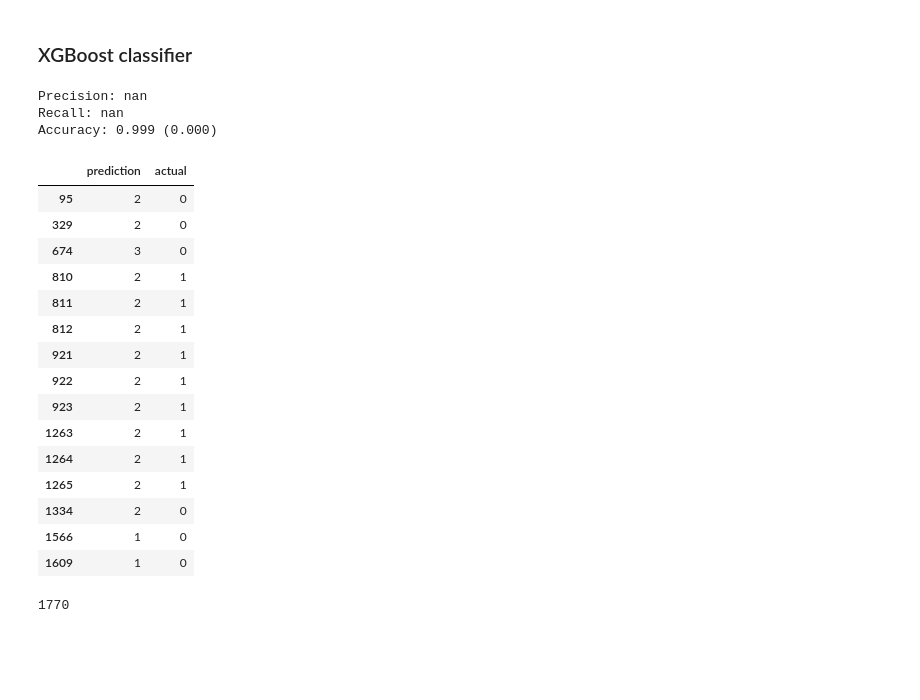
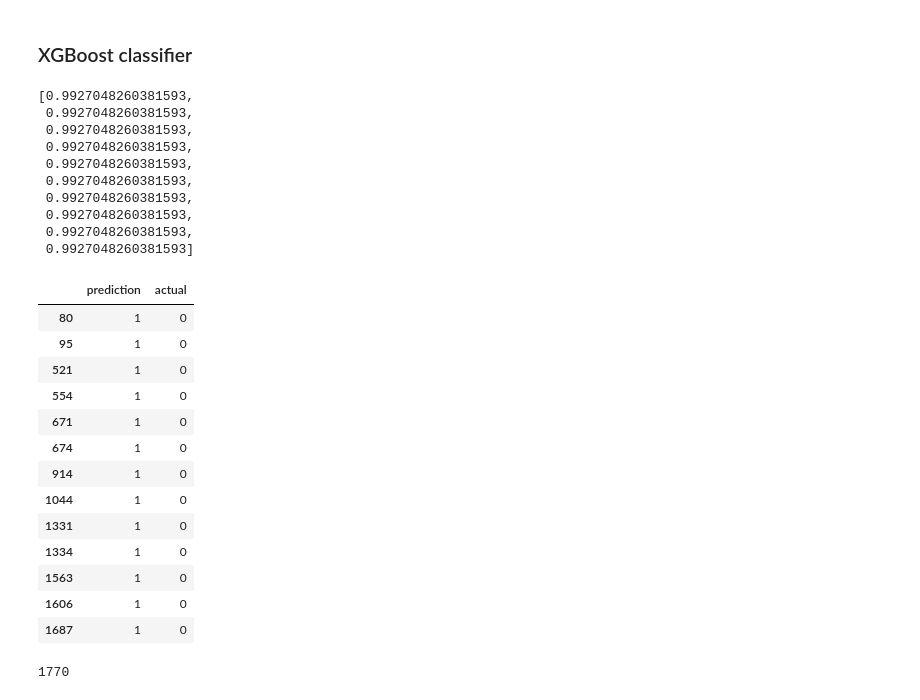
Before and after one commit to palmafr/MDPIData2022, a Jupyter notebook: ml_models.ipynb, the cells around one changed output. Saved outputs shown, nothing was run; the diff lists cells and outputs as text; code cells hidden in the pictures; blank space fills up the shorter version.

```diff
--- a/ml_models.ipynb
+++ b/ml_models.ipynb
@@ -119,5 +123,5 @@ The target variables are severity, title and vulnerable. Thus changing the value
 # %%
-X, y, test_X, test_Y = x_y_split(1)
+X, y, test_X, test_Y = x_y_split(0)
 # %% [markdown]
 ### Random over-sampling
 # %%
@@ -201,4 +207,12 @@ def fit_feature_set(feature_set):
 # %%
 fit_feature_set(rfe_features)
+# %%
+def predict(model):
+  model.fit(X_ros, y_ros)
+  predictions = model.predict(test_X)
+  accuracy = accuracy_score(test_Y,predictions)
+  precision = precision_score(test_Y, predictions, average='micro')
+  recall =recall_score(test_Y, predictions)
+  return [accuracy, precision, recall, predictions]
 # %% [markdown]
 #### Decision tree classifier
@@ -337,40 +363,43 @@ Accuracy: 0.760 (0.005)
 # %% [markdown]
 ### XGBoost classifier
-# %%
-xgb_model = xgb.XGBClassifier()
-xgb_model.fit(X_ros, y_ros)
-scores = cross_val_score(xgb_model, X_ros, y_ros, scoring='accuracy', cv=kfold, n_jobs=-1)
-print('Precision: %.3f' % mean(cross_val_score(xgb_model, X_ros, y_ros, scoring='precision', cv=kfold, n_jobs=-1)))
-print('Recall: %.3f' % mean(cross_val_score(xgb_model, X_ros, y_ros, scoring='recall', cv=kfold, n_jobs=-1)))
-print('Accuracy: %.3f (%.3f)' % (mean(scores), std(scores)))
-xgb_predictions = xgb_model.predict(test_X)
-# %% [output]
-Precision: nan
-Recall: nan
-Accuracy: 0.999 (0.000)
+# %%
+xgb = xgb.XGBClassifier()
+metrics = []
+for i in range(10):
+  metrics.append(predict(xgb)[0])
+metrics
+# %% [output]
+[0.9927048260381593,
+ 0.9927048260381593,
+ 0.9927048260381593,
+ 0.9927048260381593,
+ 0.9927048260381593,
+ 0.9927048260381593,
+ 0.9927048260381593,
+ 0.9927048260381593,
+ 0.9927048260381593,
+ 0.9927048260381593]
 # %%
-xgb_df = pd.DataFrame([xgb_predictions, test_Y]).T
+xgb_df = pd.DataFrame([predict(xgb)[3], test_Y]).T
 xgb_df.columns = ['prediction', 'actual']
 xgb_df['prediction'] = xgb_df['prediction'].astype(int)
 xgb_df['actual'] = xgb_df['actual'].astype(int)
 xgb_df.loc[~(xgb_df['prediction'] == xgb_df['actual'])]
 # %% [output]
 |  | prediction | actual |
-| 95 | 2 | 0 |
-| 329 | 2 | 0 |
-| 674 | 3 | 0 |
-| 810 | 2 | 1 |
-| 811 | 2 | 1 |
-| 812 | 2 | 1 |
-| 921 | 2 | 1 |
-| 922 | 2 | 1 |
-| 923 | 2 | 1 |
-| 1263 | 2 | 1 |
-| 1264 | 2 | 1 |
-| 1265 | 2 | 1 |
-| 1334 | 2 | 0 |
-| 1566 | 1 | 0 |
-| 1609 | 1 | 0 |
+| 80 | 1 | 0 |
+| 95 | 1 | 0 |
+| 521 | 1 | 0 |
+| 554 | 1 | 0 |
+| 671 | 1 | 0 |
+| 674 | 1 | 0 |
+| 914 | 1 | 0 |
+| 1044 | 1 | 0 |
+| 1331 | 1 | 0 |
+| 1334 | 1 | 0 |
+| 1563 | 1 | 0 |
+| 1606 | 1 | 0 |
+| 1687 | 1 | 0 |
 # %%
 len(xgb_df.loc[xgb_df.prediction==xgb_df.actual])
 # %% [output]
```
Also changed, not shown: parts of 18 cells of this notebook.
